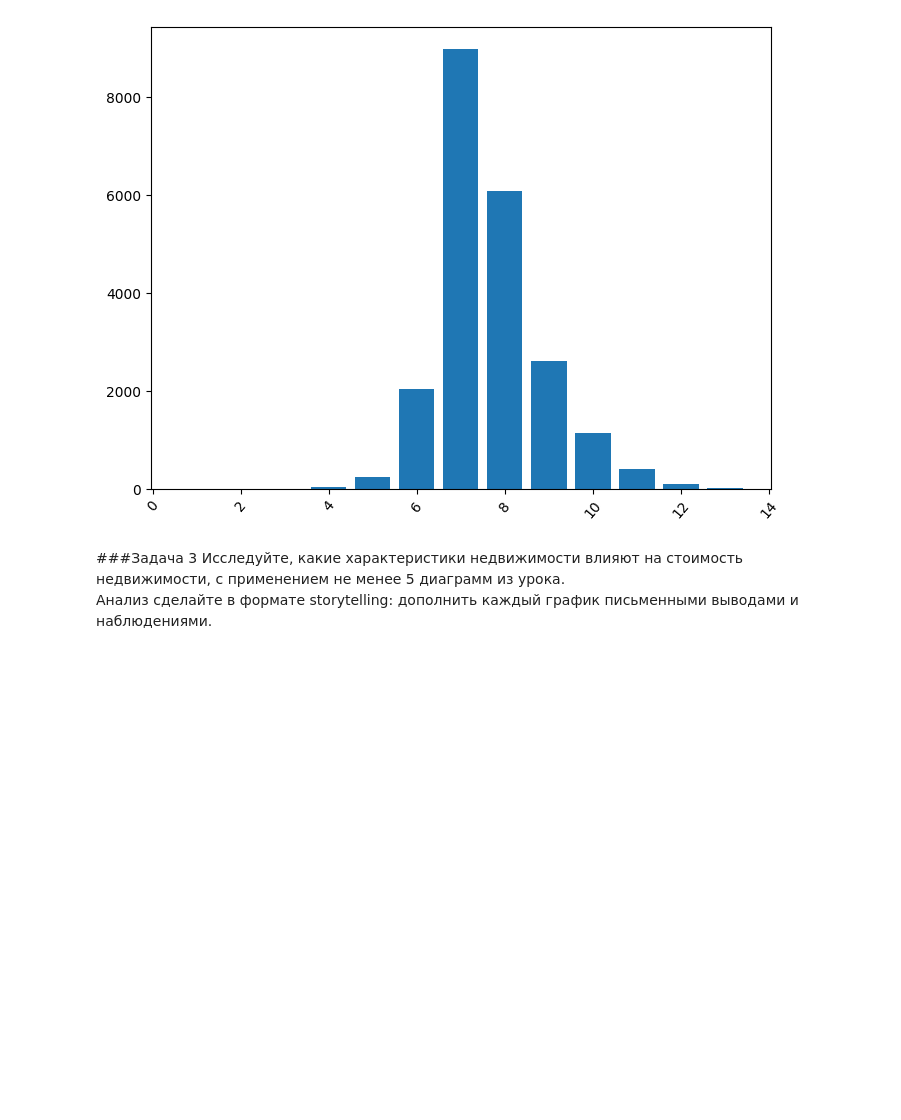
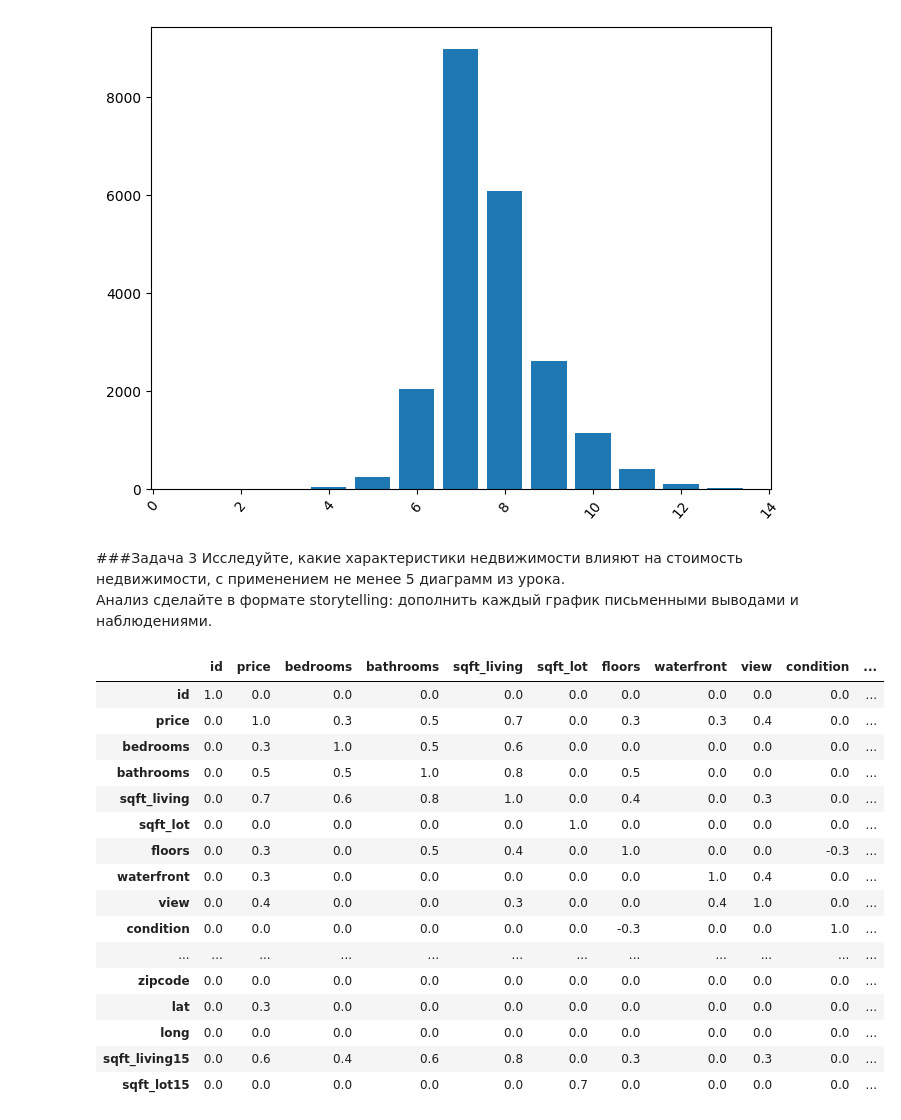
Before and after one commit to PodorogaElla/PforA, a Jupyter notebook: Sem4HW.ipynb, the cells around one changed output. Cells and saved outputs as stored; diff of their text form; code cells hidden in the pictures; blank space fills up the shorter version.

```diff
--- a/Sem4HW.ipynb
+++ b/Sem4HW.ipynb
@@ -117,3 +117,27 @@ plt.xticks(rotation=50);
 ###Задача 3
 Исследуйте, какие характеристики недвижимости влияют на стоимость недвижимости, с применением не менее 5 диаграмм из урока.
 Анализ сделайте в формате storytelling: дополнить каждый график письменными выводами и наблюдениями.
+# %%
+import numpy as np
+corr_matrix = df.corr()
+corr_matrix = np.round(corr_matrix, 1)
+corr_matrix[np.abs(corr_matrix) < 0.3] = 0
+corr_matrix
+# %% [output]
+|  | id | price | bedrooms | bathrooms | sqft_living | sqft_lot | floors | waterfront | view | condition | ... |
+| id | 1.0 | 0.0 | 0.0 | 0.0 | 0.0 | 0.0 | 0.0 | 0.0 | 0.0 | 0.0 | ... |
+| price | 0.0 | 1.0 | 0.3 | 0.5 | 0.7 | 0.0 | 0.3 | 0.3 | 0.4 | 0.0 | ... |
+| bedrooms | 0.0 | 0.3 | 1.0 | 0.5 | 0.6 | 0.0 | 0.0 | 0.0 | 0.0 | 0.0 | ... |
+| bathrooms | 0.0 | 0.5 | 0.5 | 1.0 | 0.8 | 0.0 | 0.5 | 0.0 | 0.0 | 0.0 | ... |
+| sqft_living | 0.0 | 0.7 | 0.6 | 0.8 | 1.0 | 0.0 | 0.4 | 0.0 | 0.3 | 0.0 | ... |
+| sqft_lot | 0.0 | 0.0 | 0.0 | 0.0 | 0.0 | 1.0 | 0.0 | 0.0 | 0.0 | 0.0 | ... |
+| floors | 0.0 | 0.3 | 0.0 | 0.5 | 0.4 | 0.0 | 1.0 | 0.0 | 0.0 | -0.3 | ... |
+| waterfront | 0.0 | 0.3 | 0.0 | 0.0 | 0.0 | 0.0 | 0.0 | 1.0 | 0.4 | 0.0 | ... |
+| view | 0.0 | 0.4 | 0.0 | 0.0 | 0.3 | 0.0 | 0.0 | 0.4 | 1.0 | 0.0 | ... |
+| condition | 0.0 | 0.0 | 0.0 | 0.0 | 0.0 | 0.0 | -0.3 | 0.0 | 0.0 | 1.0 | ... |
+| ... | ... | ... | ... | ... | ... | ... | ... | ... | ... | ... | ... |
+| zipcode | 0.0 | 0.0 | 0.0 | 0.0 | 0.0 | 0.0 | 0.0 | 0.0 | 0.0 | 0.0 | ... |
+| lat | 0.0 | 0.3 | 0.0 | 0.0 | 0.0 | 0.0 | 0.0 | 0.0 | 0.0 | 0.0 | ... |
+| long | 0.0 | 0.0 | 0.0 | 0.0 | 0.0 | 0.0 | 0.0 | 0.0 | 0.0 | 0.0 | ... |
+| sqft_living15 | 0.0 | 0.6 | 0.4 | 0.6 | 0.8 | 0.0 | 0.3 | 0.0 | 0.3 | 0.0 | ... |
+| sqft_lot15 | 0.0 | 0.0 | 0.0 | 0.0 | 0.0 | 0.7 | 0.0 | 0.0 | 0.0 | 0.0 | ... |
```
Also changed, not shown: parts of 2 cells of this notebook.
